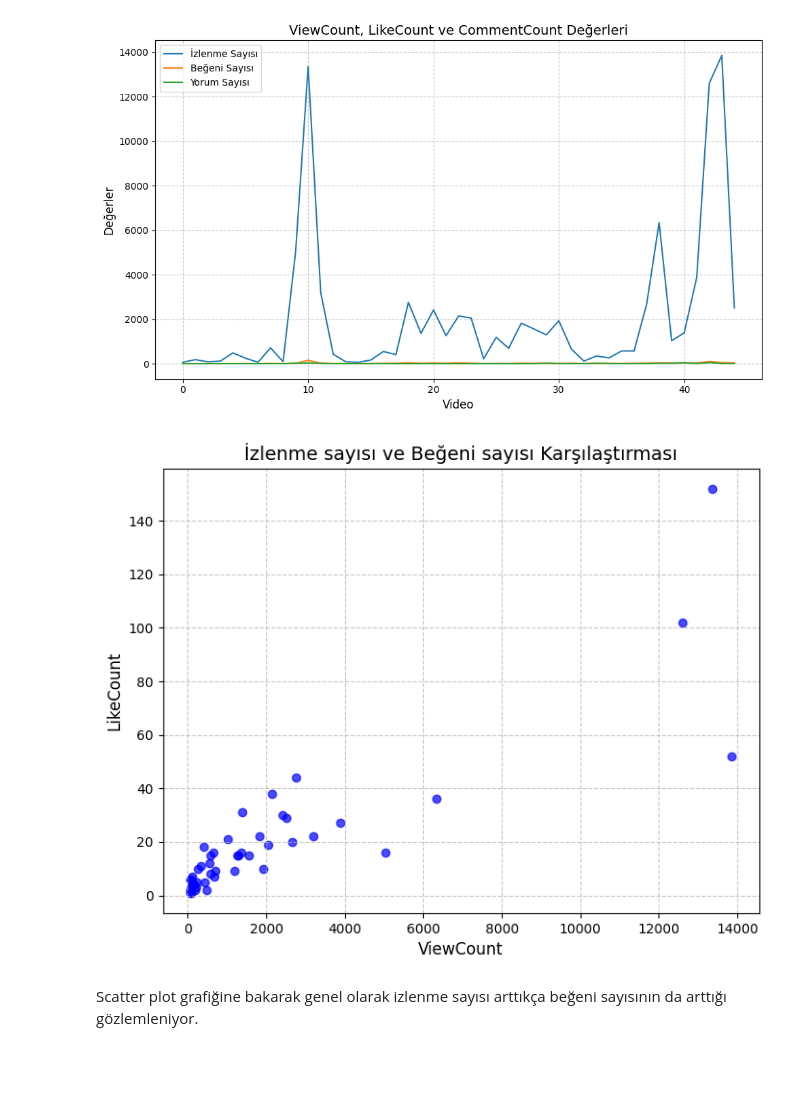
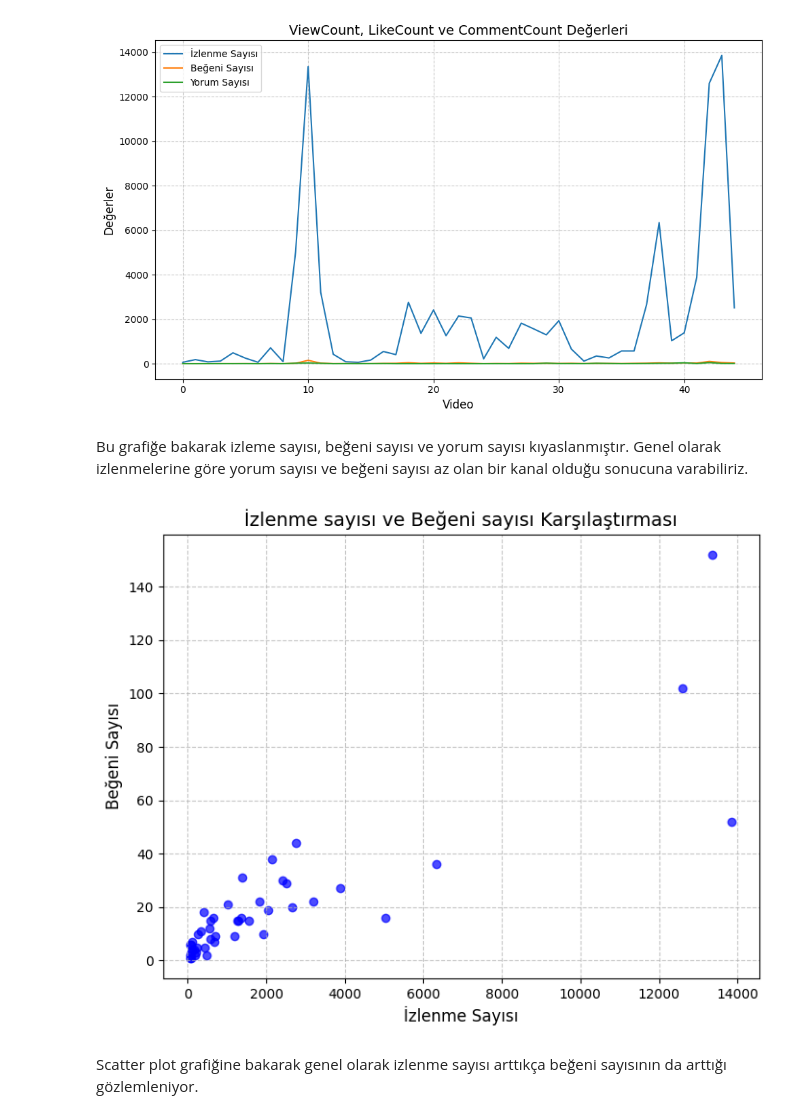
Before and after one commit to sevgicann/api_project, a Jupyter notebook: analiz.ipynb, the cells around one changed output. Drawn from its saved outputs; the diff is of its cells as text; code cells hidden in the pictures; blank space fills up the shorter version.

```diff
--- a/analiz.ipynb
+++ b/analiz.ipynb
@@ -330,3 +329,16 @@ ortalama_ustu_degerSayisi=ortalama_ust_degerler.count()
 ortalama_ustu_degerSayisi
 # %% [output]
 12
+# %%
+#Burada veriye bakarak bazı keywords belirleyip Keywords colonuna dahil ediyorum.
+#Amaç: Başlıkta hangi anahtar kelimeleri kullanınca daha çok izlenmiş bunu öğrenmek ve analiz raporuma eklemek
+keywords_to_add = ['python', 'Mr Beast', 'Yapay Zeka','hile','Project','hata']
+
+for keyword in keywords_to_add:
+    if keyword.lower() == 'python':
+        new_video_df.loc[new_video_df['title'].str.contains(keyword, case=False, na=False), 'Keywords'] = keyword
+    else:
+        new_video_df.loc[new_video_df['title'].str.contains(keyword, case=False, na=False), 'Keywords'] = keyword
+
+new_video_df['Keywords'].fillna('no info', inplace=True)
+new_video_df
@@ -349,17 +379,19 @@ plt.tight_layout()
 plt.show()
 # %% [output]
 [figure]
+# %% [markdown]
+Bu grafiğe bakarak izleme sayısı, beğeni sayısı ve yorum sayısı kıyaslanmıştır. Genel olarak izlenmelerine göre yorum sayısı ve beğeni sayısı az olan bir kanal olduğu sonucuna varabiliriz.
 # %%
 # Scatter plot kullanarak viewCount ve likeCount arası karşılaştırma yapacağız
 plt.figure(figsize=(8, 6))
 plt.scatter(new_video_df['viewCount'], new_video_df['likeCount'], color='blue', alpha=0.7)
 plt.title('İzlenme sayısı ve Beğeni sayısı Karşılaştırması', fontsize=14)
-plt.xlabel('ViewCount', fontsize=12)
-plt.ylabel('LikeCount', fontsize=12)
+plt.xlabel('İzlenme Sayısı', fontsize=12)
+plt.ylabel('Beğeni Sayısı', fontsize=12)
 plt.grid(True, linestyle='--', alpha=0.7)
 plt.show()
 # %% [output]
-[figure, old version]
+[figure, new version]
 # %% [markdown]
 Scatter plot grafiğine bakarak genel olarak izlenme sayısı arttıkça beğeni sayısının da arttığı gözlemleniyor.
 # %%
```
Also changed, not shown: parts of 31 cells of this notebook, 1 other file.
